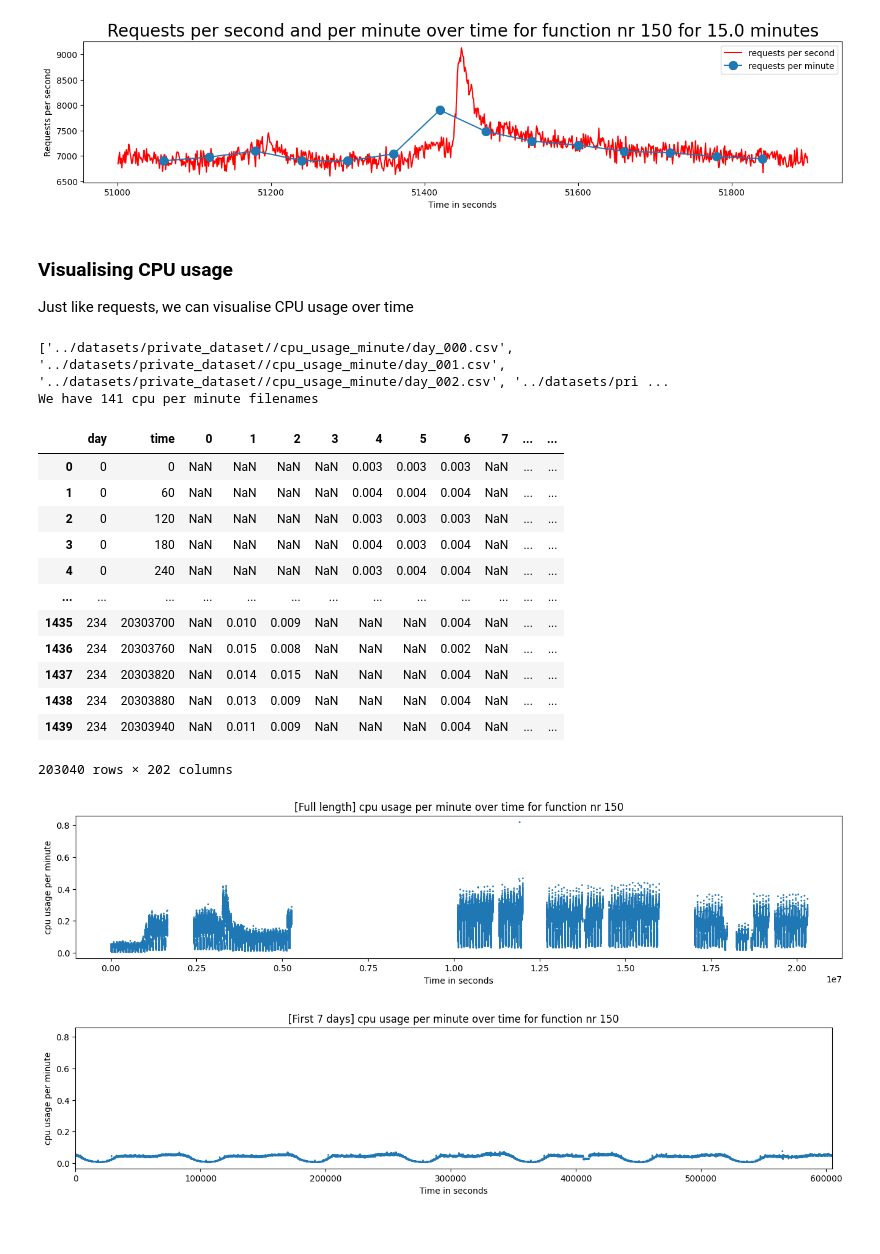
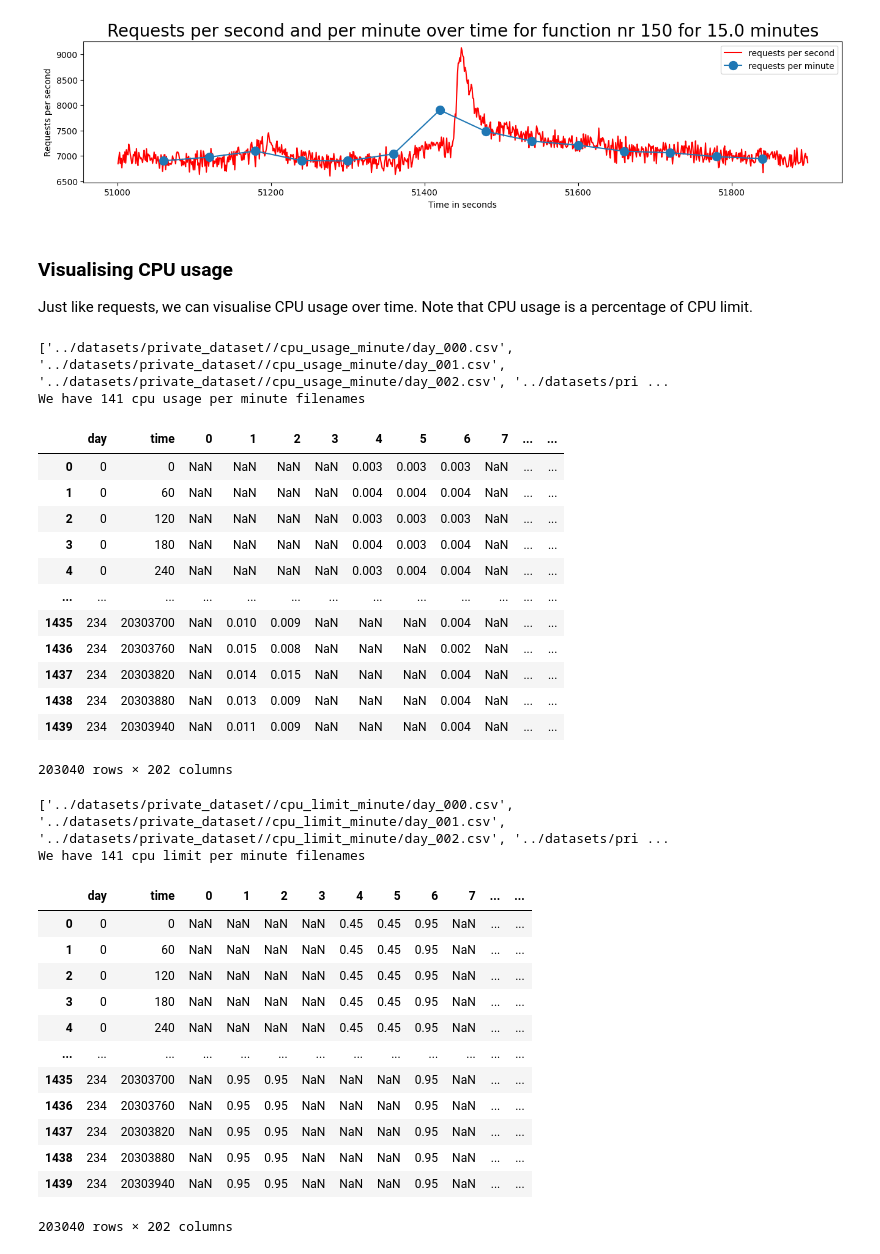
Before and after one commit to sir-lab/data-release, a Jupyter notebook: src/demo_private.ipynb, the cells around one changed output. Saved outputs shown, nothing was run; the diff lists cells and outputs as text; code cells hidden in the pictures.

Commit message:
update demo_private.ipynb notebook

```diff
--- a/src/demo_private.ipynb
+++ b/src/demo_private.ipynb
@@ -174,4 +175,4 @@ for fn_nr in fn_nrs_list:
 # %% [markdown]
 ### Visualising CPU usage
 
-Just like requests, we can visualise CPU usage over time
+Just like requests, we can visualise CPU usage over time. Note that CPU usage is a percentage of CPU limit.
@@ -178,8 +182,9 @@ Just like requests, we can visualise CPU usage over time
 # %%
+# Read CPU usage files
 filenames_list = glob(rt+'/cpu_usage_minute/*.csv')
 filenames_list.sort()
 print(filenames_list[:5])
-print('We have {} cpu per minute filenames'.format(len(filenames_list)))
+print('We have {} cpu usage per minute filenames'.format(len(filenames_list)))
 
 dfs_list = []
 for filename in tqdm(filenames_list):
@@ -190,7 +195,7 @@ df_cpu_usage = pd.concat(dfs_list)
 df_cpu_usage
 # %% [output]
 ['../datasets/private_dataset//cpu_usage_minute/day_000.csv', '../datasets/private_dataset//cpu_usage_minute/day_001.csv', '../datasets/private_dataset//cpu_usage_minute/day_002.csv', '../datasets/pri ...
-We have 141 cpu per minute filenames
+We have 141 cpu usage per minute filenames
 |  | day | time | 0 | 1 | 2 | 3 | 4 | 5 | 6 | 7 | ... | ... |
 | 0 | 0 | 0 | NaN | NaN | NaN | NaN | 0.003 | 0.003 | 0.003 | NaN | ... | ... |
 | 1 | 0 | 60 | NaN | NaN | NaN | NaN | 0.004 | 0.004 | 0.004 | NaN | ... | ... |
@@ -204,23 +209,33 @@ We have 141 cpu per minute filenames
 | 1438 | 234 | 20303880 | NaN | 0.013 | 0.009 | NaN | NaN | NaN | 0.004 | NaN | ... | ... |
 | 1439 | 234 | 20303940 | NaN | 0.011 | 0.009 | NaN | NaN | NaN | 0.004 | NaN | ... | ... |
 203040 rows × 202 columns
-# %%
-fig = plt.figure(figsize=(16, 3))
-
-plt.scatter(df_cpu_usage['time'], df_cpu_usage['150'], s=1)
-plt.xlabel('Time in seconds')
-plt.ylabel('cpu usage per minute')
-plt.title('[Full length] cpu usage per minute over time for function nr 150')
-plt.show()
-
-n_days = 7
-fig = plt.figure(figsize=(16, 3))
-plt.scatter(df_cpu_usage['time'], df_cpu_usage['150'], s=1)
-plt.xlabel('Time in seconds')
-plt.ylabel('cpu usage per minute')
-plt.title('[First {} days] cpu usage per minute over time for function nr 150'.format(n_days))
-plt.xlim(0, 86400*n_days)
-plt.show()
-# %% [output]
-[figure, removed]
-[figure, removed]
+# %%
+# Read CPU limit files
+filenames_list = glob(rt+'/cpu_limit_minute/*.csv')
+filenames_list.sort()
+print(filenames_list[:5])
+print('We have {} cpu limit per minute filenames'.format(len(filenames_list)))
+
+dfs_list = []
+for filename in tqdm(filenames_list):
+    df_i = pd.read_csv(filename, index_col=None)
+    dfs_list.append(df_i)
+
+df_cpu_limit = pd.concat(dfs_list)
+df_cpu_limit
+# %% [output]
+['../datasets/private_dataset//cpu_limit_minute/day_000.csv', '../datasets/private_dataset//cpu_limit_minute/day_001.csv', '../datasets/private_dataset//cpu_limit_minute/day_002.csv', '../datasets/pri ...
+We have 141 cpu limit per minute filenames
+|  | day | time | 0 | 1 | 2 | 3 | 4 | 5 | 6 | 7 | ... | ... |
+| 0 | 0 | 0 | NaN | NaN | NaN | NaN | 0.45 | 0.45 | 0.95 | NaN | ... | ... |
+| 1 | 0 | 60 | NaN | NaN | NaN | NaN | 0.45 | 0.45 | 0.95 | NaN | ... | ... |
+| 2 | 0 | 120 | NaN | NaN | NaN | NaN | 0.45 | 0.45 | 0.95 | NaN | ... | ... |
+| 3 | 0 | 180 | NaN | NaN | NaN | NaN | 0.45 | 0.45 | 0.95 | NaN | ... | ... |
+| 4 | 0 | 240 | NaN | NaN | NaN | NaN | 0.45 | 0.45 | 0.95 | NaN | ... | ... |
+| ... | ... | ... | ... | ... | ... | ... | ... | ... | ... | ... | ... | ... |
+| 1435 | 234 | 20303700 | NaN | 0.95 | 0.95 | NaN | NaN | NaN | 0.95 | NaN | ... | ... |
+| 1436 | 234 | 20303760 | NaN | 0.95 | 0.95 | NaN | NaN | NaN | 0.95 | NaN | ... | ... |
+| 1437 | 234 | 20303820 | NaN | 0.95 | 0.95 | NaN | NaN | NaN | 0.95 | NaN | ... | ... |
+| 1438 | 234 | 20303880 | NaN | 0.95 | 0.95 | NaN | NaN | NaN | 0.95 | NaN | ... | ... |
+| 1439 | 234 | 20303940 | NaN | 0.95 | 0.95 | NaN | NaN | NaN | 0.95 | NaN | ... | ... |
+203040 rows × 202 columns
```
Also changed, not shown: parts of 4 cells of this notebook.
